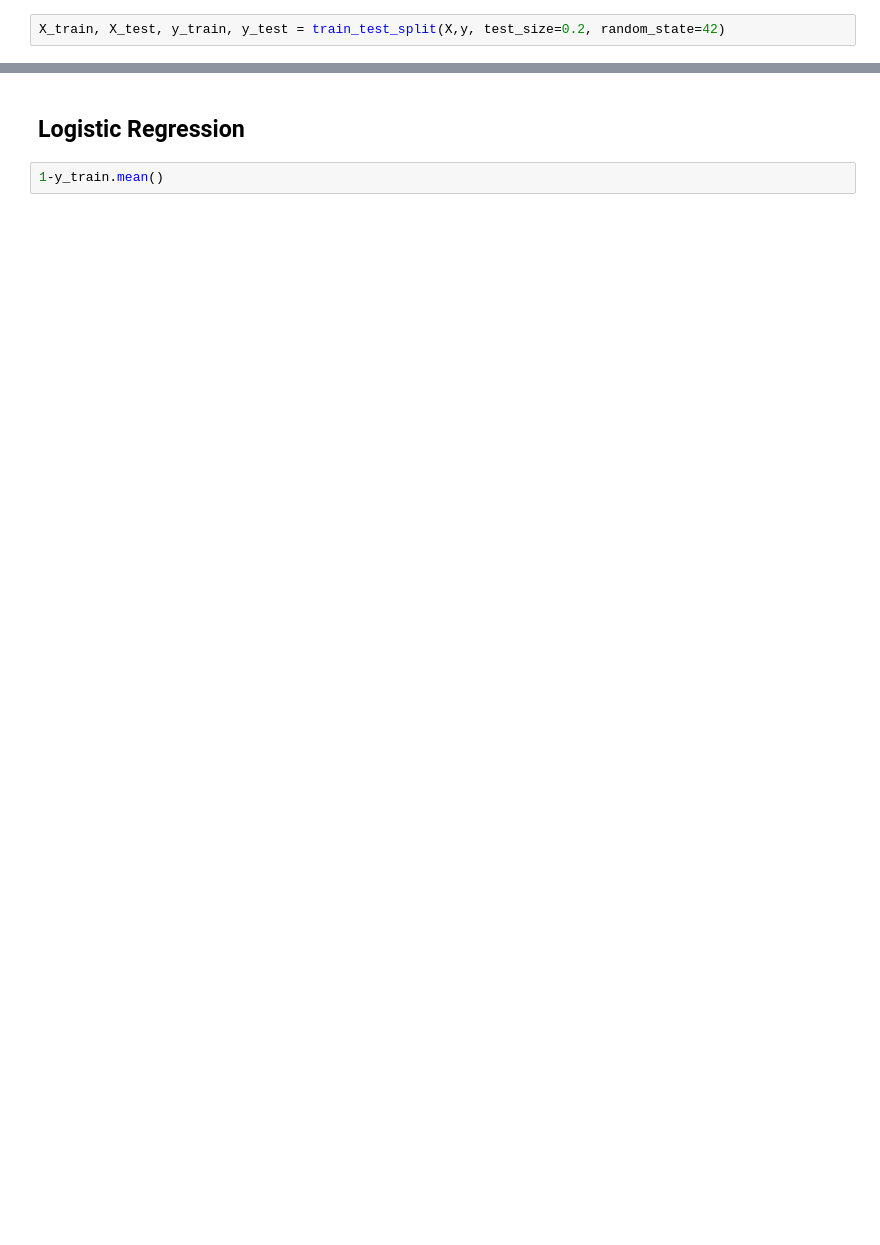
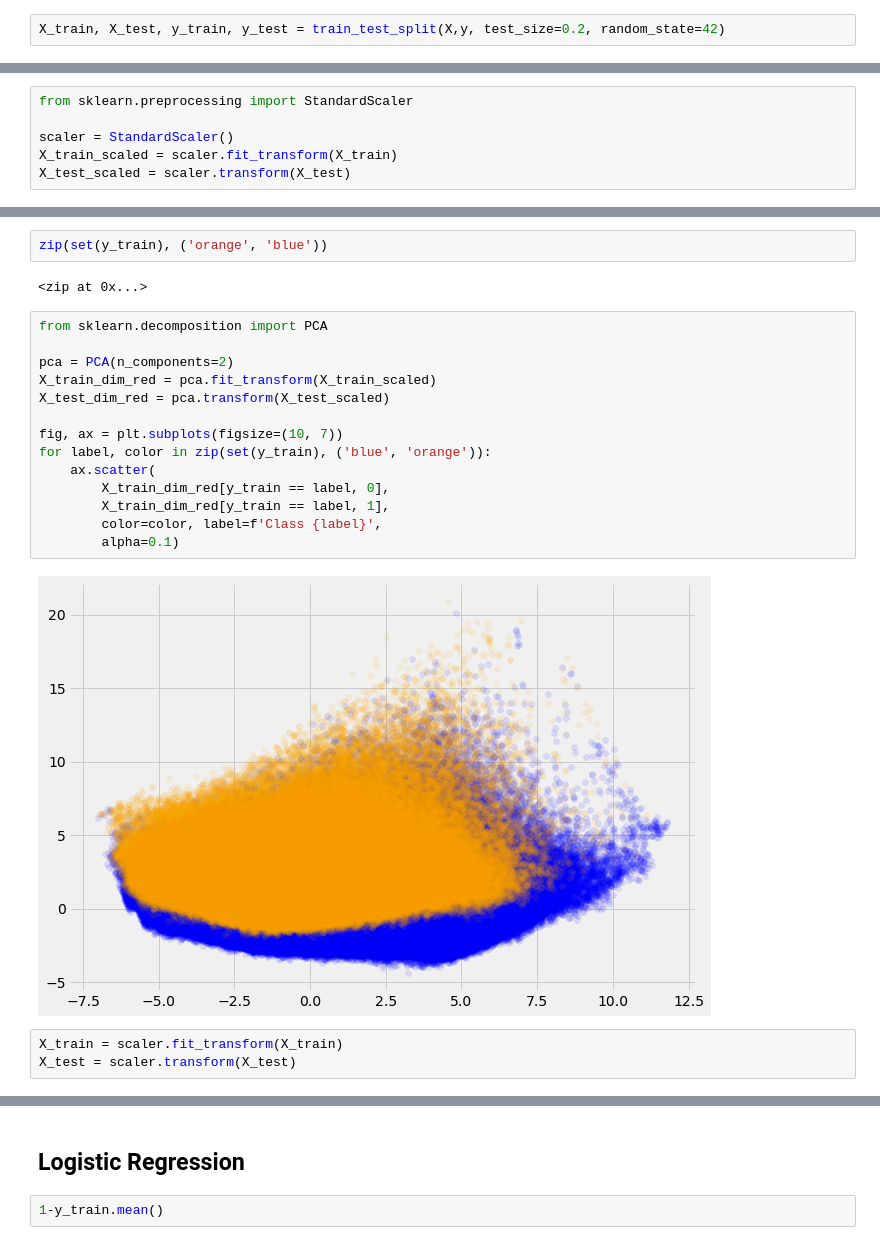
Before and after one commit to tchen052/Instacart-Market-Basket-Analysis, a Jupyter notebook: ipynb/models/model_testing.ipynb, the cells around one changed output, grey strips where cells are left out. Saved outputs shown, nothing was run; the diff lists cells and outputs as text; blank space fills up the shorter version.

```diff
--- a/ipynb/models/model_testing.ipynb
+++ b/ipynb/models/model_testing.ipynb
@@ -156,0 +270,6 @@ array([[ 1.66191615, -0.2032578 ,  1.24699547, ...,  2.22032844,
+# %%
+from sklearn.preprocessing import StandardScaler
+
+scaler = StandardScaler()
+X_train_scaled = scaler.fit_transform(X_train)
+X_test_scaled = scaler.transform(X_test)
@@ -156,0 +286,23 @@ array([[ 1.66191615, -0.2032578 ,  1.24699547, ...,  2.22032844,
+# %%
+zip(set(y_train), ('orange', 'blue'))
+# %% [output]
+<zip at 0x...>
+# %%
+from sklearn.decomposition import PCA
+
+pca = PCA(n_components=2)
+X_train_dim_red = pca.fit_transform(X_train_scaled)
+X_test_dim_red = pca.transform(X_test_scaled)
+
+fig, ax = plt.subplots(figsize=(10, 7))
+for label, color in zip(set(y_train), ('blue', 'orange')):
+    ax.scatter(
+        X_train_dim_red[y_train == label, 0],
+        X_train_dim_red[y_train == label, 1],
+        color=color, label=f'Class {label}',
+        alpha=0.1)
+# %% [output]
+[figure, added]
+# %%
+X_train = scaler.fit_transform(X_train)
+X_test = scaler.transform(X_test)
```
Also changed, not shown: parts of 64 cells of this notebook.
